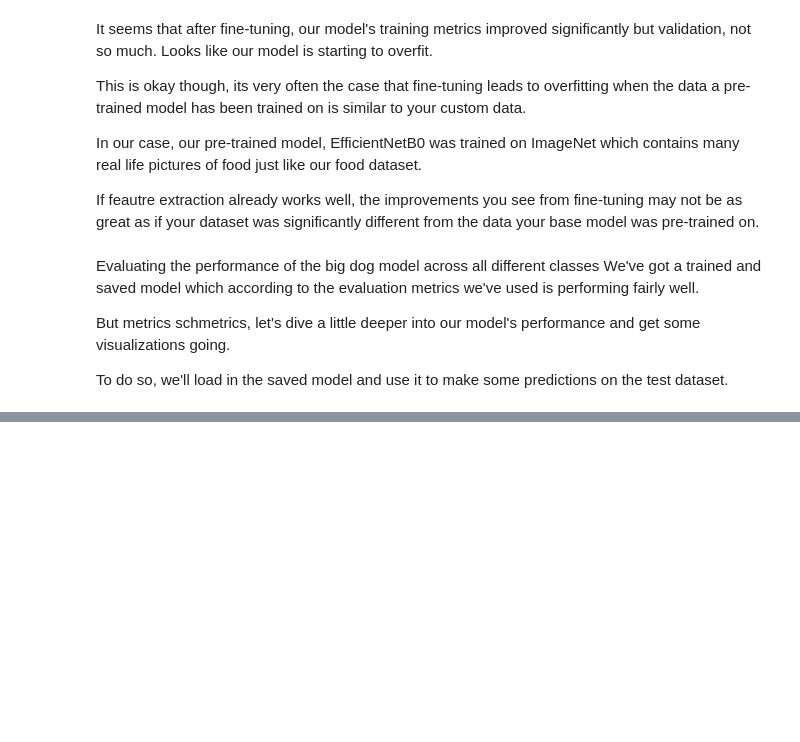
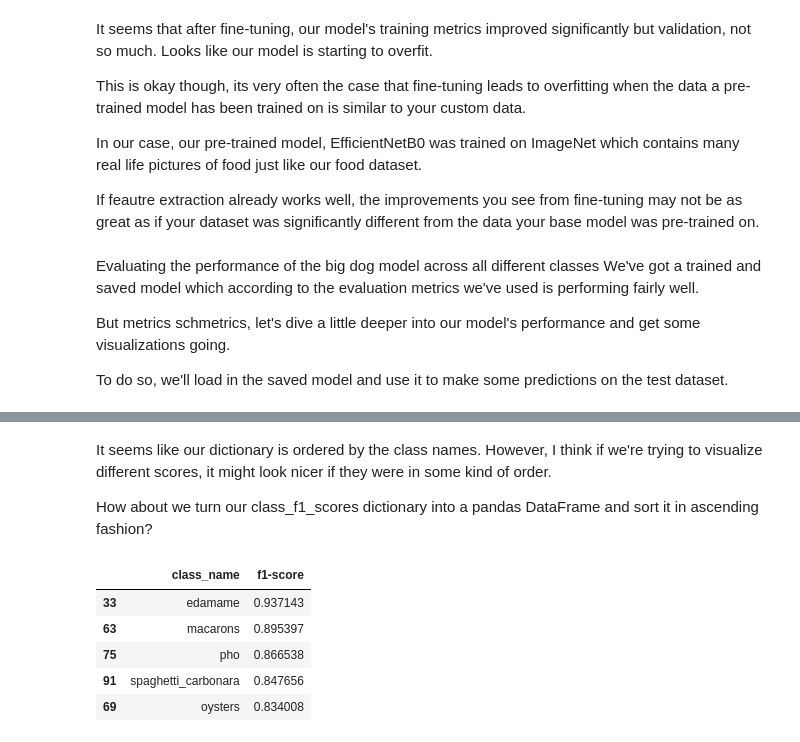
Before and after one commit to theclosedbook/TensorFlow, a Jupyter notebook: Transfer_learning_part_3.ipynb, the cells around one changed output, grey strips where cells are left out. Saved outputs shown, nothing was run; the diff lists cells and outputs as text; code cells hidden in the pictures; blank space fills up the shorter version.

```diff
--- a/Transfer_learning_part_3.ipynb
+++ b/Transfer_learning_part_3.ipynb
@@ -366,0 +476,6 @@ WARNING:absl:Importing a function (__inference_block6b_se_reduce_layer_call_and_
+# %%
+# Note: This might take a minute or so due to unravelling 790 batches
+y_labels = []
+for images, labels in test_data.unbatch(): # unbatch the test data and get images and labels
+  y_labels.append(labels.numpy().argmax()) # append the index which has the largest value (labels are one-hot)
+y_labels[:10] # check what they look like (unshuffled)
@@ -366,0 +601,4 @@ WARNING:absl:Importing a function (__inference_block6b_se_reduce_layer_call_and_
+# %%
+# Get the class names
+class_names = test_data.class_names
+class_names[:10]
@@ -366,0 +726,17 @@ WARNING:absl:Importing a function (__inference_block6b_se_reduce_layer_call_and_
+# %% [markdown]
+It seems like our dictionary is ordered by the class names. However, I think if we're trying to visualize different scores, it might look nicer if they were in some kind of order.
+
+How about we turn our class_f1_scores dictionary into a pandas DataFrame and sort it in ascending fashion?
+# %%
+# Turn f1-scores into dataframe for visualization
+import pandas as pd
+f1_scores = pd.DataFrame({"class_name": list(class_f1_scores.keys()),
+                          "f1-score": list(class_f1_scores.values())}).sort_values("f1-score", ascending=False)
+f1_scores.head()
+# %% [output]
+|  | class_name | f1-score |
+| 33 | edamame | 0.937143 |
+| 63 | macarons | 0.895397 |
+| 75 | pho | 0.866538 |
+| 91 | spaghetti_carbonara | 0.847656 |
+| 69 | oysters | 0.834008 |
```
Also changed, not shown: parts of 43 cells of this notebook.
